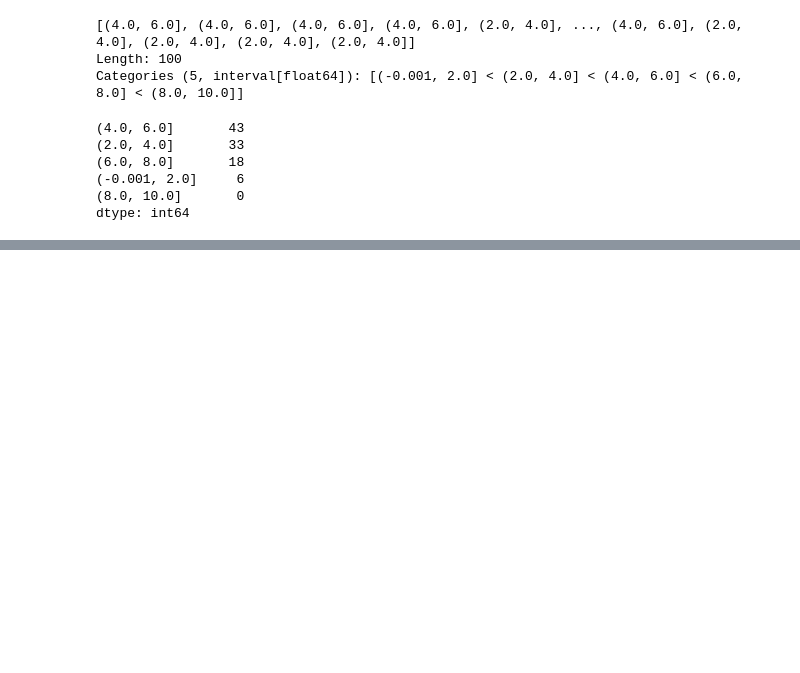
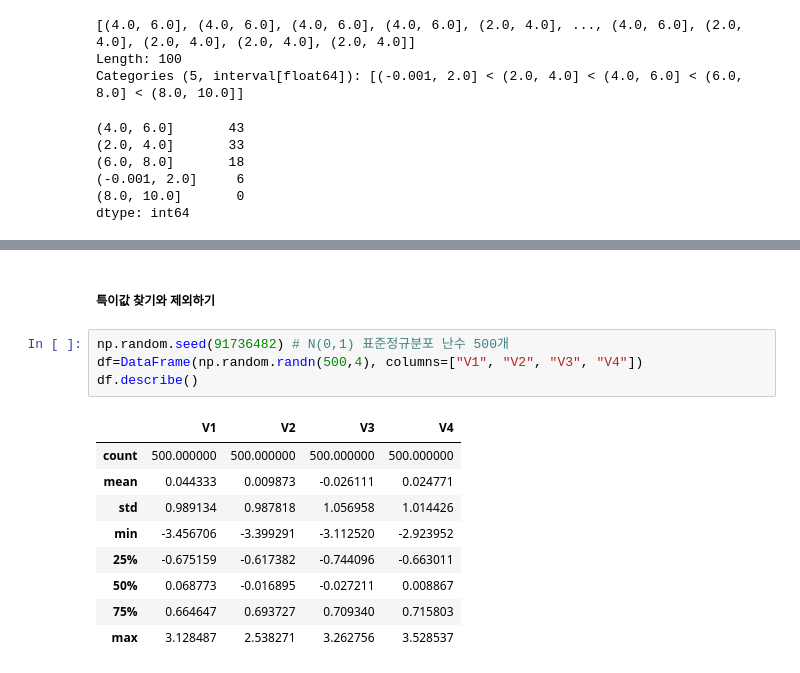
Before and after one commit to BerniceLee/ywpython, a Jupyter notebook: 0617_pandas2.ipynb, the cells around one changed output, grey strips where cells are left out. Cells and saved outputs as stored; diff of their text form; blank space fills up the shorter version.

```diff
--- a/0617_pandas2.ipynb
+++ b/0617_pandas2.ipynb
@@ -1419,0 +1479,16 @@ dtype: int64
+# %% [markdown]
+##### 특이값 찾기와 제외하기
+# %%
+np.random.seed(91736482) # N(0,1) 표준정규분포 난수 500개
+df=DataFrame(np.random.randn(500,4), columns=["V1", "V2", "V3", "V4"])
+df.describe()
+# %% [output]
+|  | V1 | V2 | V3 | V4 |
+| count | 500.000000 | 500.000000 | 500.000000 | 500.000000 |
+| mean | 0.044333 | 0.009873 | -0.026111 | 0.024771 |
+| std | 0.989134 | 0.987818 | 1.056958 | 1.014426 |
+| min | -3.456706 | -3.399291 | -3.112520 | -2.923952 |
+| 25% | -0.675159 | -0.617382 | -0.744096 | -0.663011 |
+| 50% | 0.068773 | -0.016895 | -0.027211 | 0.008867 |
+| 75% | 0.664647 | 0.693727 | 0.709340 | 0.715803 |
+| max | 3.128487 | 2.538271 | 3.262756 | 3.528537 |
```
Also changed, not shown: parts of 12 cells of this notebook.
